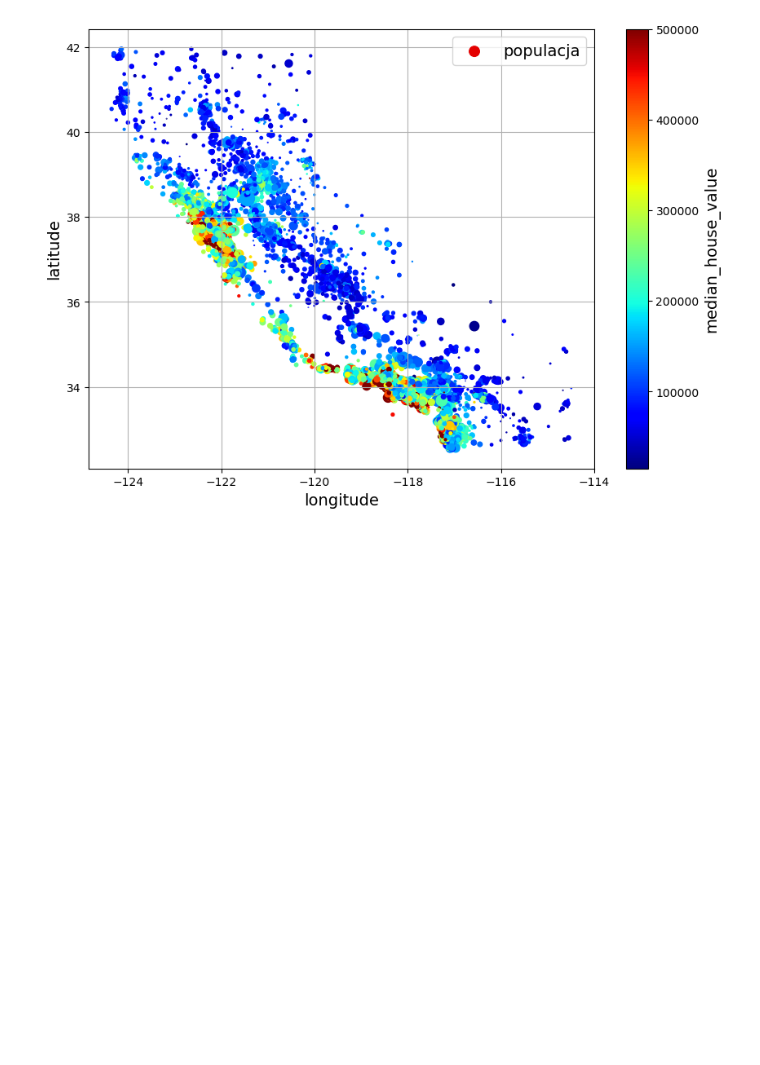
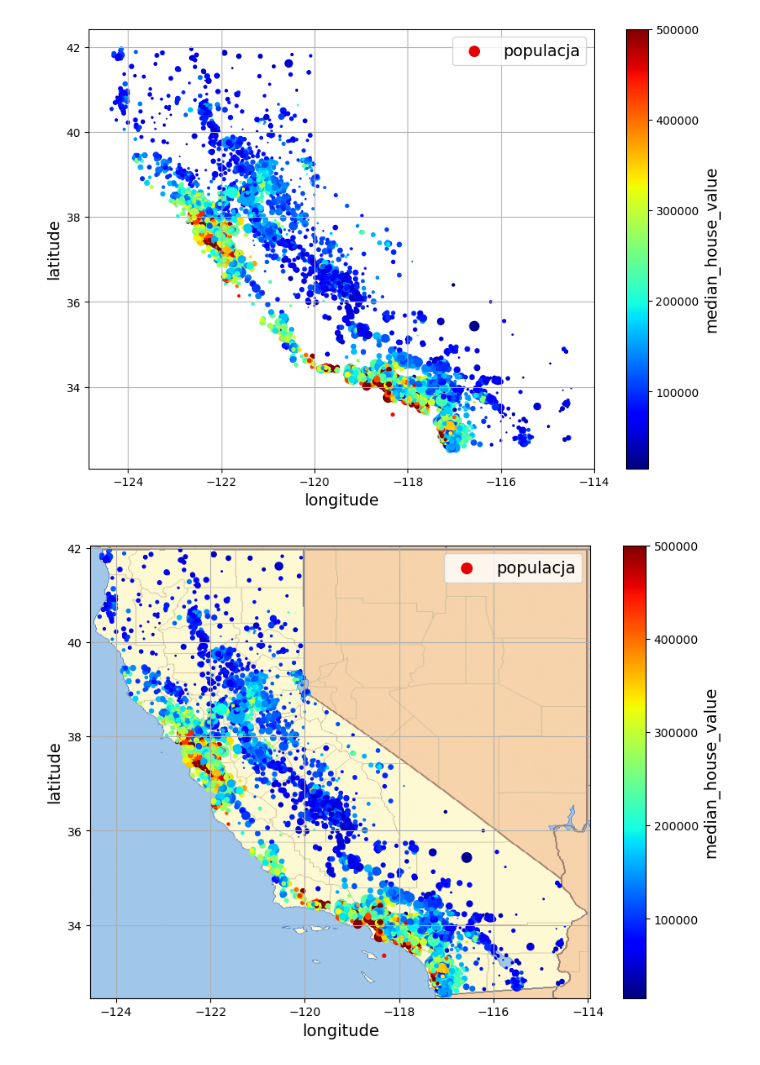
Before and after one commit to SokolowskiMik/WUM, a Jupyter notebook: 02_pierwszy_projekt_uczenia_maszynowego.ipynb, the cells around one changed output. Drawn from its saved outputs; the diff is of its cells as text; code cells hidden in the pictures; blank space fills up the shorter version.

```diff
--- a/02_pierwszy_projekt_uczenia_maszynowego.ipynb
+++ b/02_pierwszy_projekt_uczenia_maszynowego.ipynb
@@ -174,3 +174,15 @@ legend=True, sharex=False, figsize=(10, 7))
 plt.show()
 # %% [output]
 [figure]
+# %%
+df_train_eda.plot(kind="scatter", x="longitude", y="latitude", grid=True,
+s=df_train_eda["population"] / 100, label="populacja",
+c="median_house_value", cmap="jet", colorbar=True,
+legend=True, sharex=False, figsize=(10, 7))
+california_img = plt.imread(datapath / "california.png")
+axis = -124.55, -113.95, 32.45, 42.05
+plt.axis(axis)
+plt.imshow(california_img, extent=axis)
+plt.show()
+# %% [output]
+[figure, added]
```
